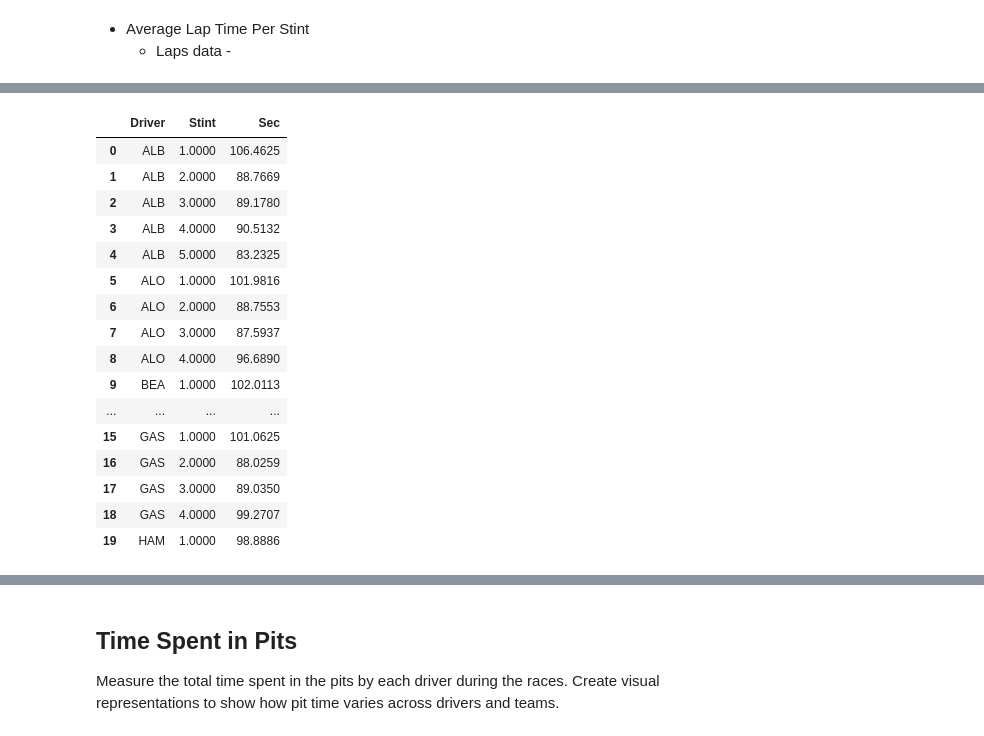
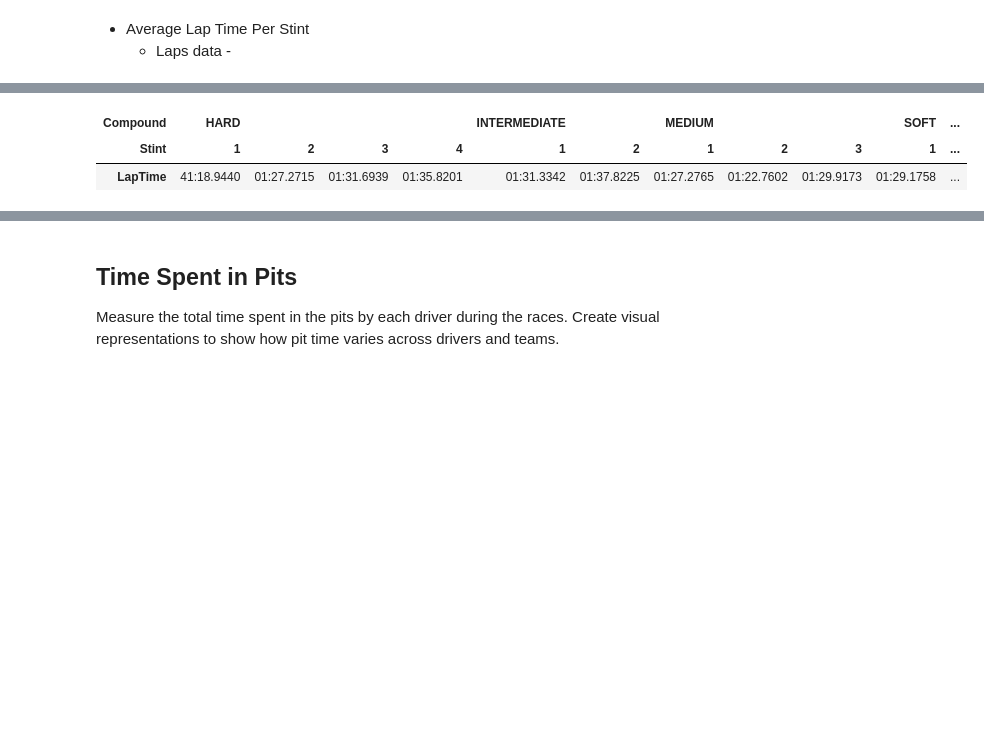
Before and after one commit to MyNameIsCalvinDavis/Data-Science, a Jupyter notebook: F1/F1.ipynb, the cells around one changed output, grey strips where cells are left out. Drawn from its saved outputs; the diff is of its cells as text; code cells hidden in the pictures; blank space fills up the shorter version.

```diff
--- a/F1/F1.ipynb
+++ b/F1/F1.ipynb
@@ -163,6 +180,23 @@ Year -- Time -- Status
 Year -- Time -- Category -- Message -- Status -- Flag -- Scope -- Sector -- RacingNumber -- Lap
 # %% [markdown]
 # Data Cleaning
+# %%
+def parse_laptime_ymdhms(series): # Str-printable format
+    result = []
+    # 1900-01-01 00:41:18.944000000
+
+    for item in series:
+        item = str(item)
+        if item == "nan":
+            result.append(np.nan)
+        else:
+            item = item.split(" ")[1].split(".")
+            item[0] = item[0][3:]
+            item[1] = item[1][:4]
+            item = '.'.join(item)
+
+            result.append(item)
+    return result
 # %%
 summary_summary(races[8][1])
 # %% [output]
@@ -183,5 +217,8 @@ summary_summary(races[8][1])
 | DeletedReason | 150 | 16950 | object | 0 |  |  |  |  |  |  |
 | Sector2SessionTime | 17086 | 17 | object | 0 |  |  |  |  |  |  |
 | PitOutTime | 554 | 16569 | object | 0 |  |  |  |  |  |  |
+# %%
+# Laps
+races[8][1]["Stint"] = races[8][1]["Stint"].astype(int)
 # %% [markdown]
 # Exploratory Data Analysis
@@ -460,22 +513,18 @@ sns.lineplot(data=lapsg, x="Stint", y="Sec", ax=ax)
 # %%
-lapsg.head(20)
+# Delta time per tire compound between stints
+lapsg = laps[laps["Driver"] == "VER"]
+# lapsg.style.format({"LapTime": lambda t: t.strftime("%H:%M:%S.%f")})
+# lapsg["LapTime"] = pd.to_datetime(lapsg['LapTime'].astype(str), format='%H:%M:%S.%f')
+
+lapsg = lapsg[["Compound", "Stint", "LapTime"]].groupby(["Compound", "Stint"]).mean()
+lapsg["LapTime"] = parse_laptime_ymdhms(lapsg["LapTime"])
+lapsg.T
+
+# Also need to do one within a single stint
+# Also need to do this per driver and merge it on the base dataframe per driver
 # %% [output]
-|  | Driver | Stint | Sec |
-| 0 | ALB | 1.0000 | 106.4625 |
-| 1 | ALB | 2.0000 | 88.7669 |
-| 2 | ALB | 3.0000 | 89.1780 |
-| 3 | ALB | 4.0000 | 90.5132 |
-| 4 | ALB | 5.0000 | 83.2325 |
-| 5 | ALO | 1.0000 | 101.9816 |
-| 6 | ALO | 2.0000 | 88.7553 |
-| 7 | ALO | 3.0000 | 87.5937 |
-| 8 | ALO | 4.0000 | 96.6890 |
-| 9 | BEA | 1.0000 | 102.0113 |
-| ... | ... | ... | ... |
-| 15 | GAS | 1.0000 | 101.0625 |
-| 16 | GAS | 2.0000 | 88.0259 |
-| 17 | GAS | 3.0000 | 89.0350 |
-| 18 | GAS | 4.0000 | 99.2707 |
-| 19 | HAM | 1.0000 | 98.8886 |
+| Compound | HARD |  |  |  | INTERMEDIATE |  | MEDIUM |  |  | SOFT | ... |
+| Stint | 1 | 2 | 3 | 4 | 1 | 2 | 1 | 2 | 3 | 1 | ... |
+| LapTime | 41:18.9440 | 01:27.2715 | 01:31.6939 | 01:35.8201 | 01:31.3342 | 01:37.8225 | 01:27.2765 | 01:22.7602 | 01:29.9173 | 01:29.1758 | ... |
 # %%
 lapsg = laps[["Driver", "Stint", "LapTime"]].groupby(["Stint"]).mean().reset_index().head(20)
```
Also changed, not shown: parts of 11 cells of this notebook.
